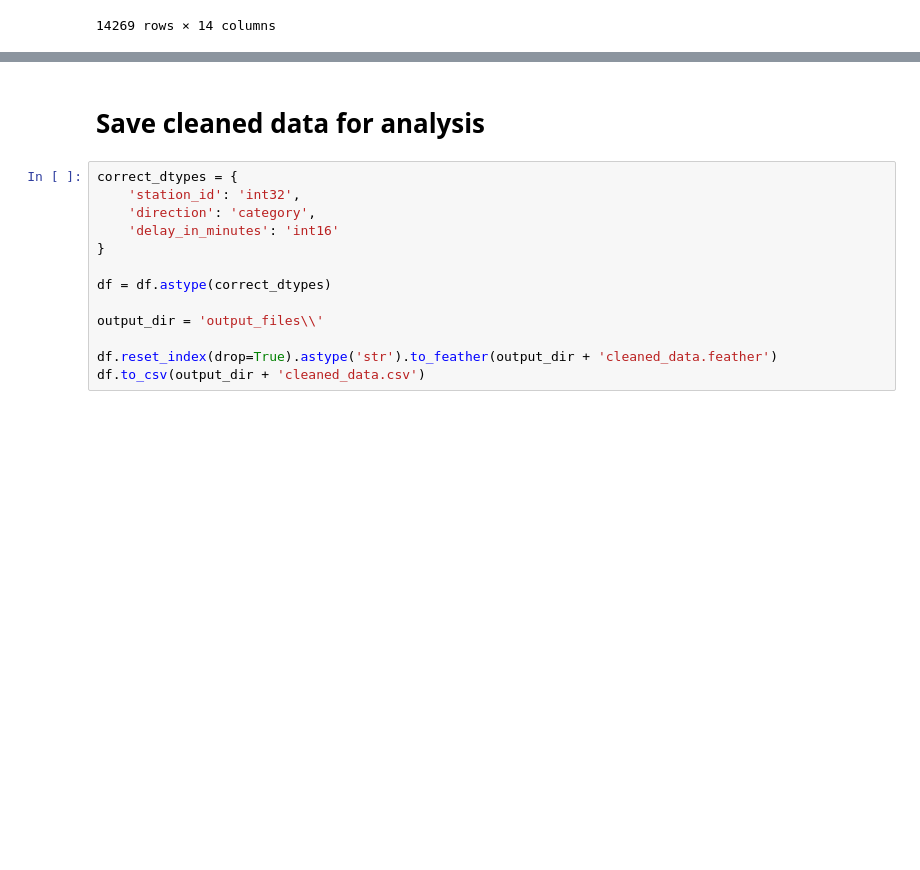
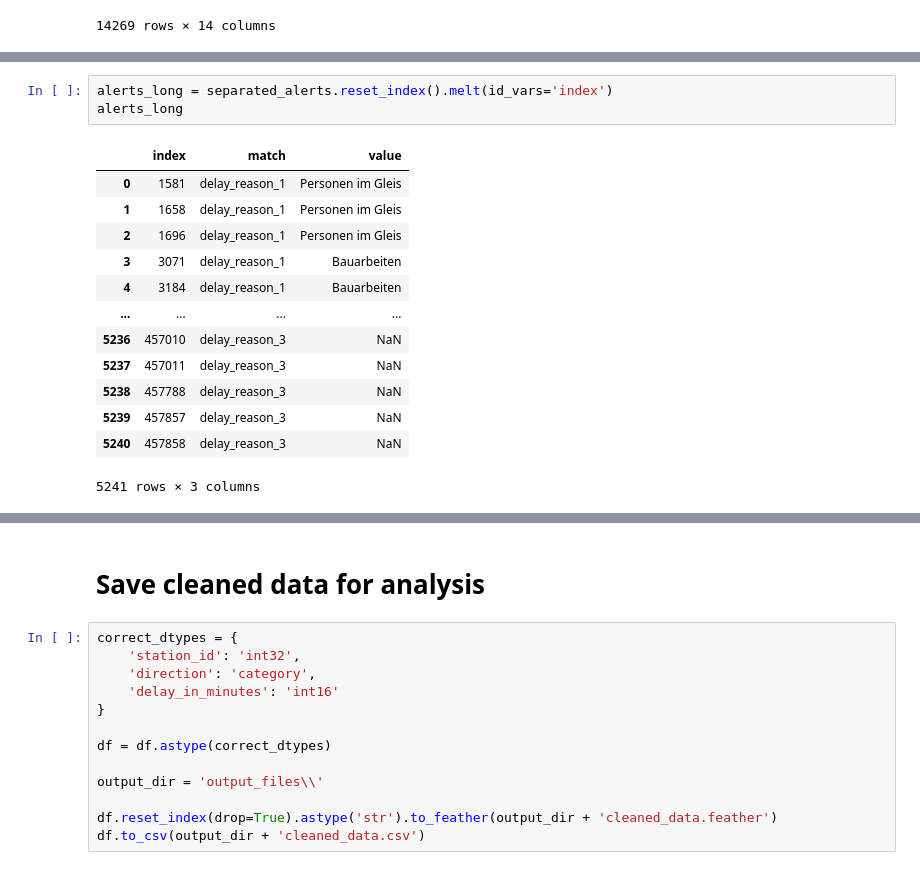
Before and after one commit to krugergui/db_train_dealys, a Jupyter notebook: data_cleaning.ipynb, the cells around one changed output, grey strips where cells are left out. Cells and saved outputs as stored; diff of their text form; blank space fills up the shorter version.

```diff
--- a/data_cleaning.ipynb
+++ b/data_cleaning.ipynb
@@ -449,0 +531,17 @@ See the caveats in the documentation: https://pandas.pydata.org/pandas-docs/stab
+# %%
+alerts_long = separated_alerts.reset_index().melt(id_vars='index')
+alerts_long
+# %% [output]
+|  | index | match | value |
+| 0 | 1581 | delay_reason_1 | Personen im Gleis |
+| 1 | 1658 | delay_reason_1 | Personen im Gleis |
+| 2 | 1696 | delay_reason_1 | Personen im Gleis |
+| 3 | 3071 | delay_reason_1 | Bauarbeiten |
+| 4 | 3184 | delay_reason_1 | Bauarbeiten |
+| ... | ... | ... | ... |
+| 5236 | 457010 | delay_reason_3 | NaN |
+| 5237 | 457011 | delay_reason_3 | NaN |
+| 5238 | 457788 | delay_reason_3 | NaN |
+| 5239 | 457857 | delay_reason_3 | NaN |
+| 5240 | 457858 | delay_reason_3 | NaN |
+5241 rows × 3 columns
```
Also changed, not shown: parts of 11 cells of this notebook.
